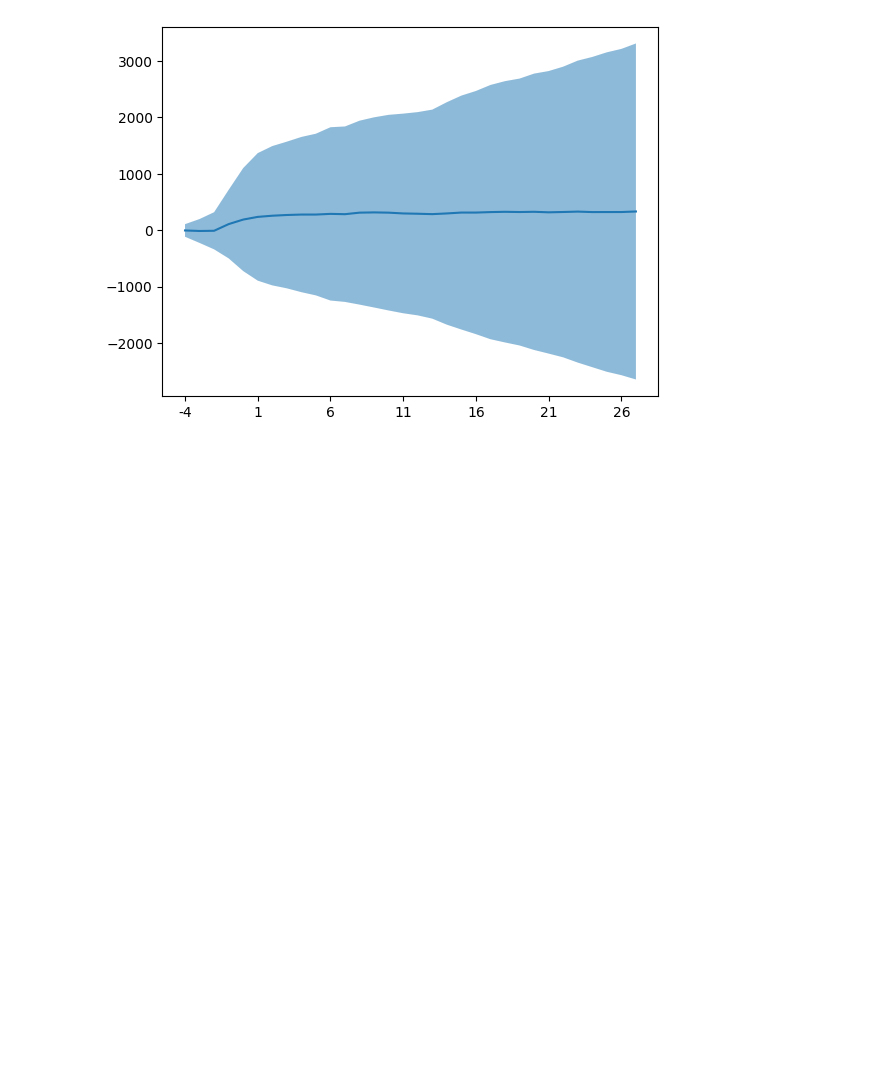
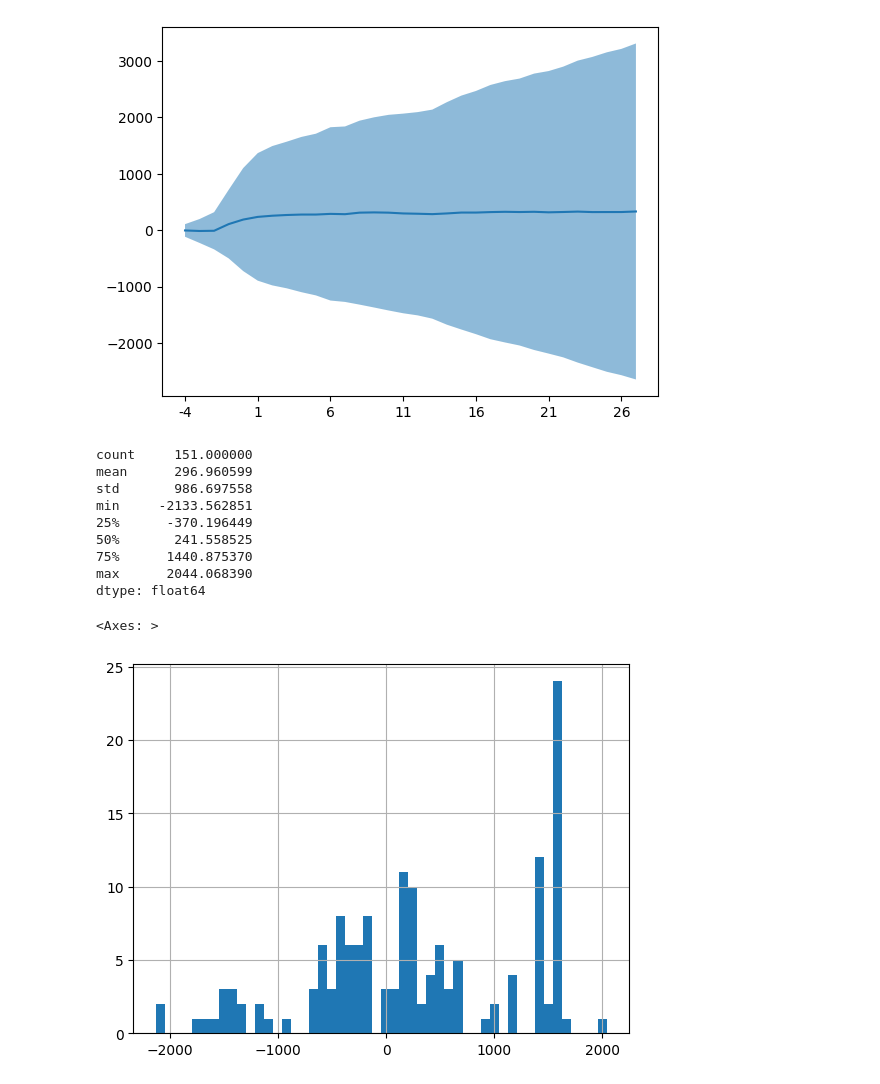
Before and after one commit to SocialChangeLab/media-impact-monitor, a Jupyter notebook: notebooks/2024-04-12-david-impact-api.ipynb, the cells around one changed output. Cells and saved outputs as stored; diff of their text form; code cells hidden in the pictures; blank space fills up the shorter version.

Commit message:
chore(notebooks): re-run API testing notebook
works but different results for events vs impact endpoints

```diff
--- a/notebooks/2024-04-12-david-impact-api.ipynb
+++ b/notebooks/2024-04-12-david-impact-api.ipynb
@@ -80,3 +77,21 @@ plt.fill_between(
 # %% [output]
 <matplotlib.collections.PolyCollection at 0x...>
 [figure]
+# %%
+impacts__ = pd.Series(
+    [list(ts.values())[4 + 14] for ts in data["individual_impacts"].values()]
+)
+print(impacts__.describe())
+impacts__.hist(bins=50)
+# %% [output]
+count     151.000000
+mean      296.960599
+std       986.697558
+min     -2133.562851
+25%      -370.196449
+50%       241.558525
+75%      1440.875370
+max      2044.068390
+dtype: float64
+<Axes: >
+[figure, added]
```
Also changed, not shown: parts of 6 cells of this notebook.
